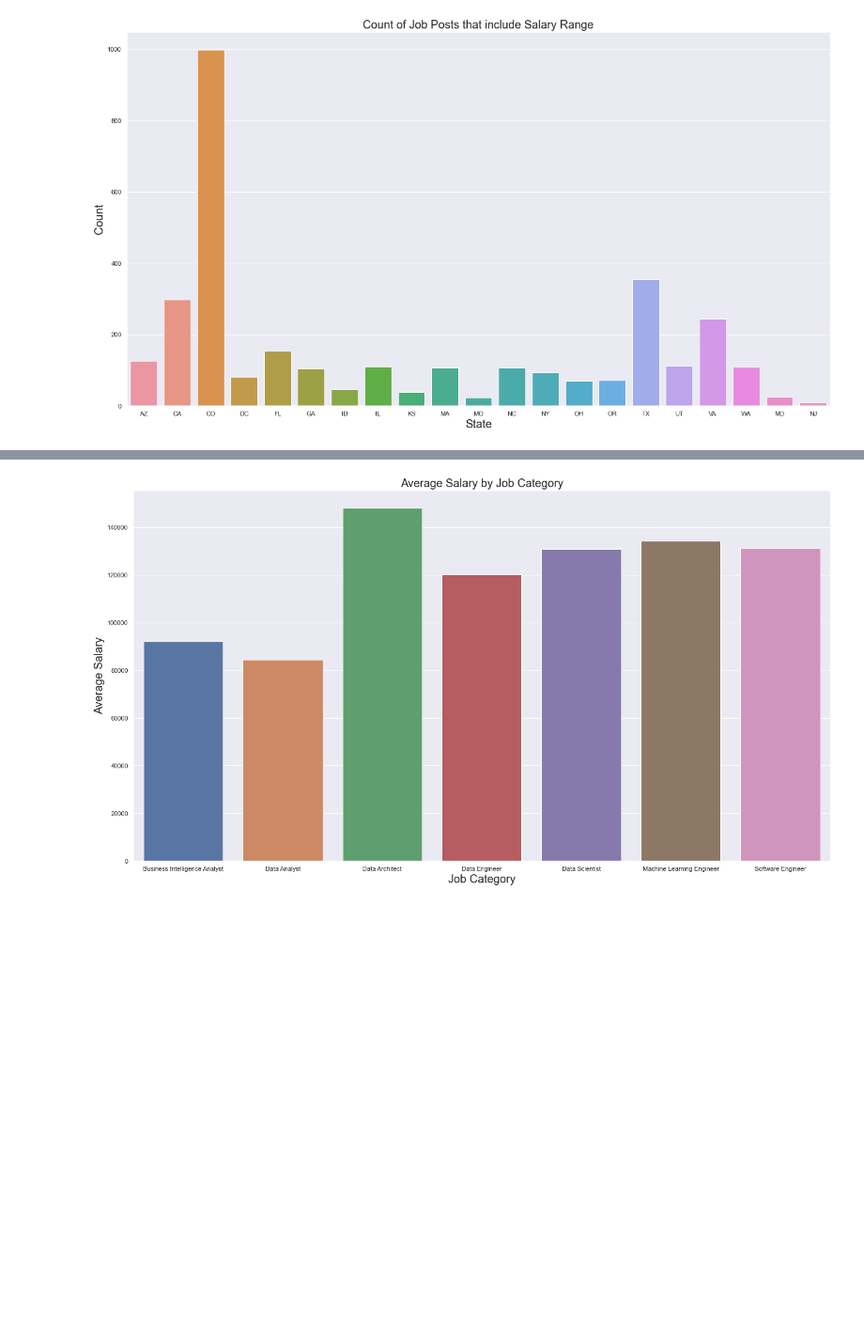
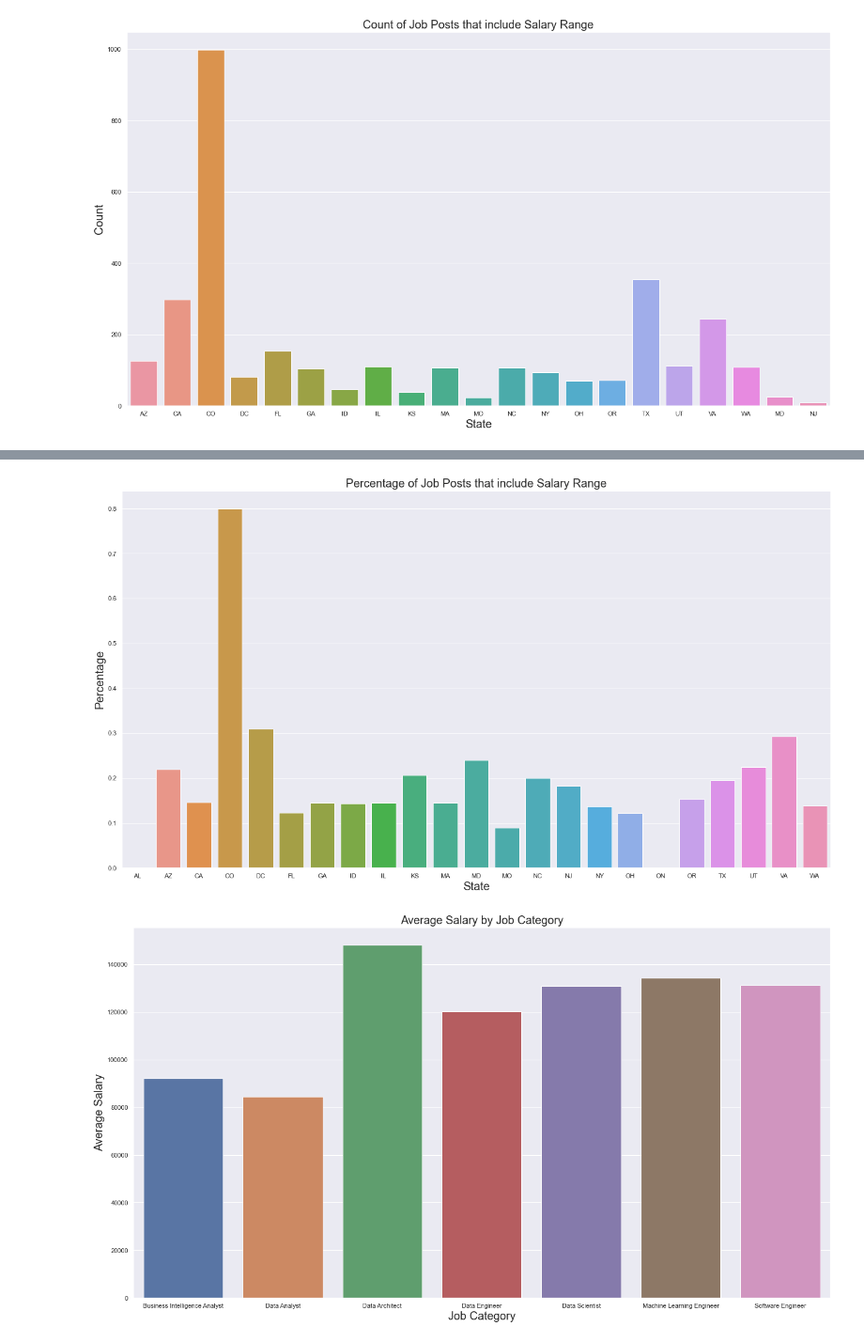
Before and after one commit to molieriAC/DSTools1_FinalProject, a Jupyter notebook: indeedFeatureExtraction.ipynb, the cells around one changed output, grey strips where cells are left out. Shown at 94% size. Drawn from its saved outputs; the diff is of its cells as text; code cells hidden in the pictures; blank space fills up the shorter version.

```diff
--- a/indeedFeatureExtraction.ipynb
+++ b/indeedFeatureExtraction.ipynb
@@ -204,3 +192,9 @@ plt.ylabel("Count",fontsize=20)
 plt.savefig('Images/Count_of_Job_Posts_that_include_Salary_Range.png')
 # %% [output]
 [figure]
+# %%
+salary_by_job_state_count = indeed_df[((indeed_df['job_category']!='Other')&(indeed_df['est_annual_salary']>0))].groupby(['state'])['est_annual_salary'].count().reset_index()
+job_count_by_state = indeed_df[(indeed_df['job_category']!='Other')].groupby(['state'])['job_title'].count().reset_index()
+jobs_joined = pd.merge(job_count_by_state, salary_by_job_state_count, how='left', on=['state'])
+jobs_joined['percentage'] = jobs_joined['est_annual_salary']/jobs_joined['job_title']
+jobs_joined
@@ -207,3 +219,12 @@ plt.savefig('Images/Count_of_Job_Posts_that_include_Salary_Range.png')
+# %%
+sns.set(rc={'figure.figsize':(22,12)})
+ax = sns.barplot(x='state', y='percentage', data=jobs_joined,ci=None)
+plt.title('Percentage of Job Posts that include Salary Range',fontsize = 20)
+plt.xlabel("State",fontsize=20)
+plt.ylabel("Percentage",fontsize=20)
+plt.savefig('Images/Perc_of_Job_Posts_that_include_Salary_Range.png')
+# %% [output]
+[figure, added]
 # %%
 salary_by_job_state_mean = indeed_df[((indeed_df['job_category']!='Other')&(indeed_df['est_annual_salary']>0))].groupby(['job_category'])['est_annual_salary'].mean().reset_index()
 sns.set(rc={'figure.figsize':(22,12)})
```
Also changed, not shown: parts of 16 cells of this notebook, 2 other files.
